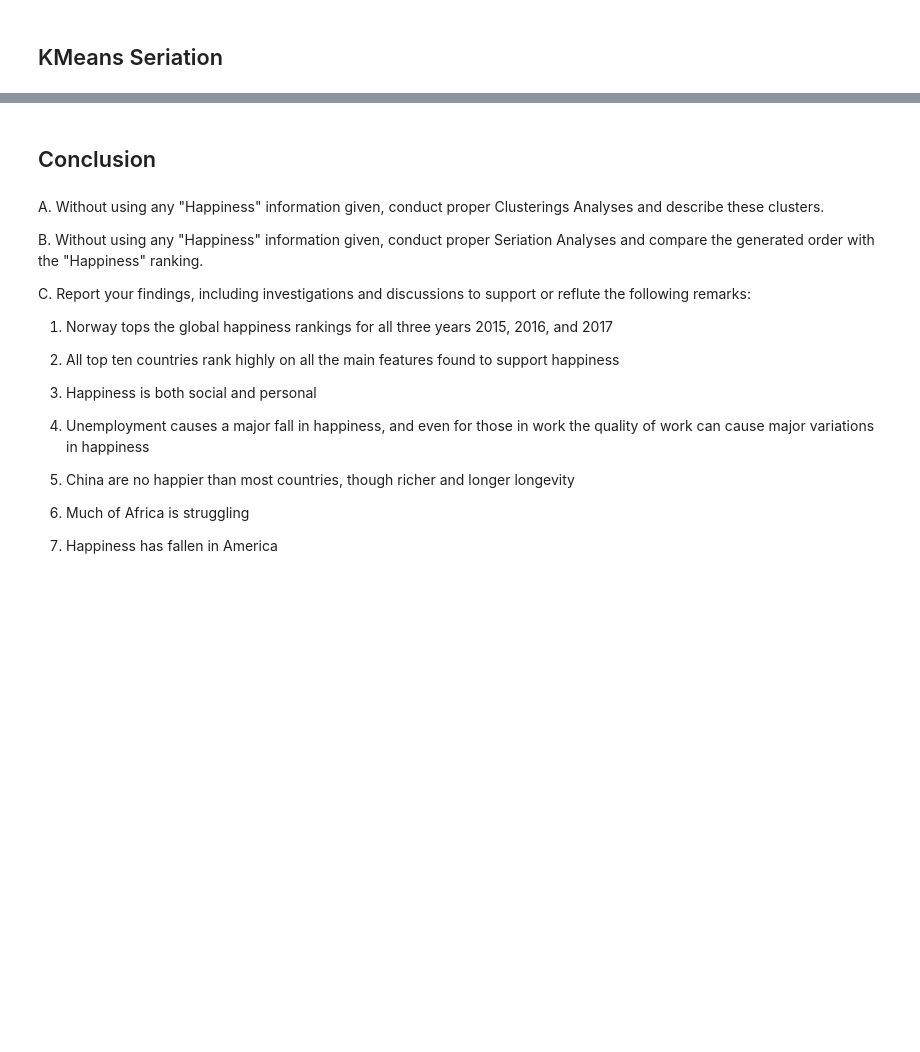
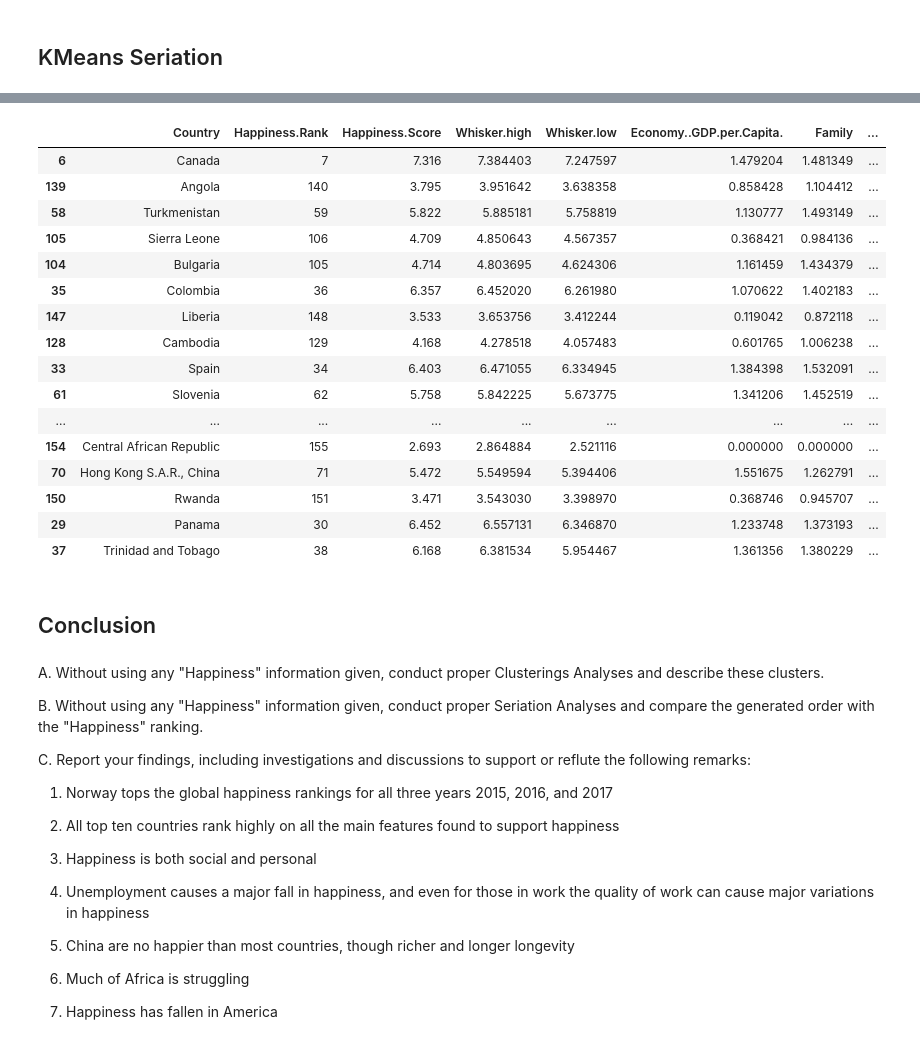
Before and after one commit to rohitkyadv/STAT517, a Jupyter notebook: Question1_Pro2.ipynb, the cells around one changed output, grey strips where cells are left out. Drawn from its saved outputs; the diff is of its cells as text; code cells hidden in the pictures; blank space fills up the shorter version.

```diff
--- a/Question1_Pro2.ipynb
+++ b/Question1_Pro2.ipynb
@@ -504,3 +662,23 @@ data2015original.nsmallest(20,'kmeans')
+# %%
+data2017original.nsmallest(20,'kmeans')
+# %% [output]
+|  | Country | Happiness.Rank | Happiness.Score | Whisker.high | Whisker.low | Economy..GDP.per.Capita. | Family | ... |
+| 6 | Canada | 7 | 7.316 | 7.384403 | 7.247597 | 1.479204 | 1.481349 | ... |
+| 139 | Angola | 140 | 3.795 | 3.951642 | 3.638358 | 0.858428 | 1.104412 | ... |
+| 58 | Turkmenistan | 59 | 5.822 | 5.885181 | 5.758819 | 1.130777 | 1.493149 | ... |
+| 105 | Sierra Leone | 106 | 4.709 | 4.850643 | 4.567357 | 0.368421 | 0.984136 | ... |
+| 104 | Bulgaria | 105 | 4.714 | 4.803695 | 4.624306 | 1.161459 | 1.434379 | ... |
+| 35 | Colombia | 36 | 6.357 | 6.452020 | 6.261980 | 1.070622 | 1.402183 | ... |
+| 147 | Liberia | 148 | 3.533 | 3.653756 | 3.412244 | 0.119042 | 0.872118 | ... |
+| 128 | Cambodia | 129 | 4.168 | 4.278518 | 4.057483 | 0.601765 | 1.006238 | ... |
+| 33 | Spain | 34 | 6.403 | 6.471055 | 6.334945 | 1.384398 | 1.532091 | ... |
+| 61 | Slovenia | 62 | 5.758 | 5.842225 | 5.673775 | 1.341206 | 1.452519 | ... |
+| ... | ... | ... | ... | ... | ... | ... | ... | ... |
+| 154 | Central African Republic | 155 | 2.693 | 2.864884 | 2.521116 | 0.000000 | 0.000000 | ... |
+| 70 | Hong Kong S.A.R., China | 71 | 5.472 | 5.549594 | 5.394406 | 1.551675 | 1.262791 | ... |
+| 150 | Rwanda | 151 | 3.471 | 3.543030 | 3.398970 | 0.368746 | 0.945707 | ... |
+| 29 | Panama | 30 | 6.452 | 6.557131 | 6.346870 | 1.233748 | 1.373193 | ... |
+| 37 | Trinidad and Tobago | 38 | 6.168 | 6.381534 | 5.954467 | 1.361356 | 1.380229 | ... |
 # %% [markdown]
 ## Conclusion
 # %% [markdown]
```
Also changed, not shown: parts of 10 cells of this notebook.
